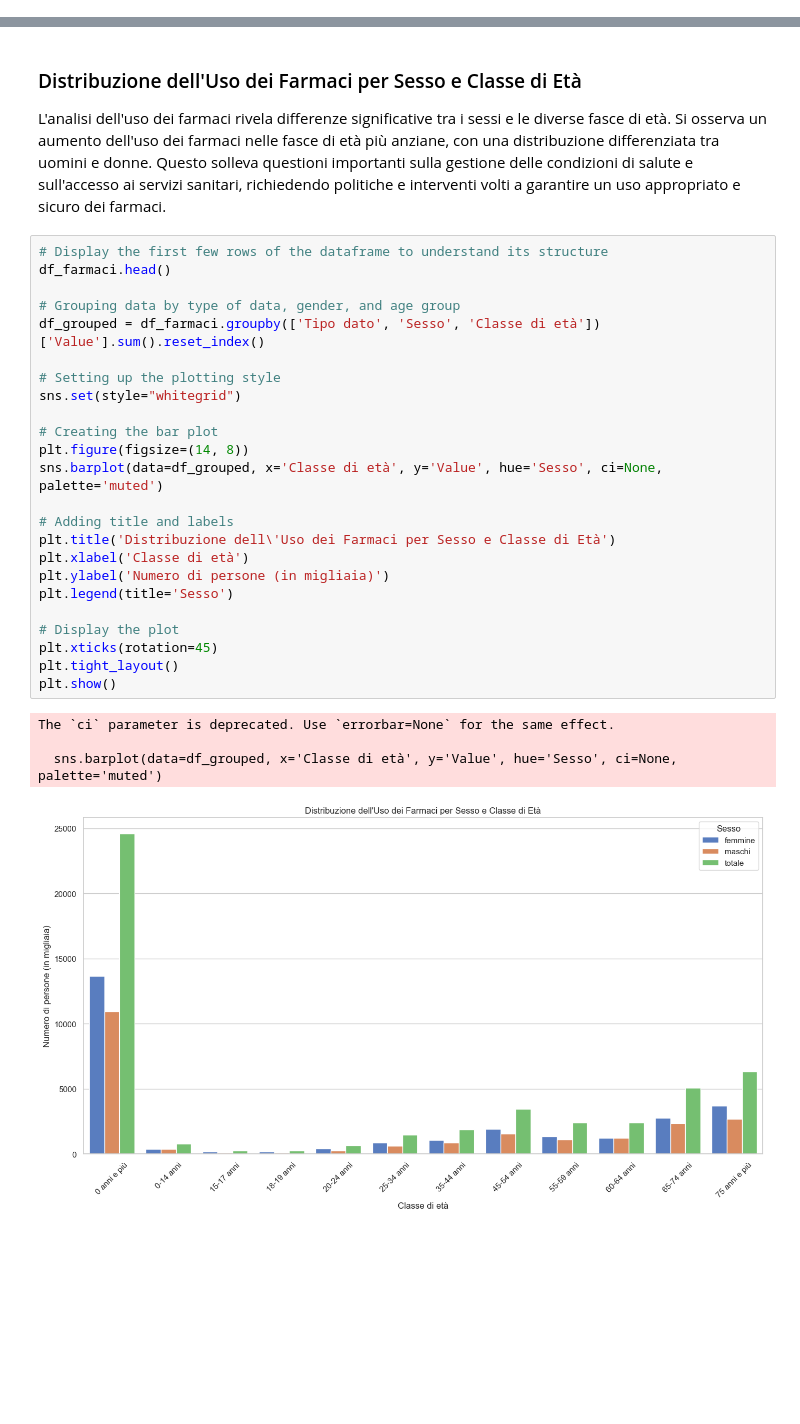
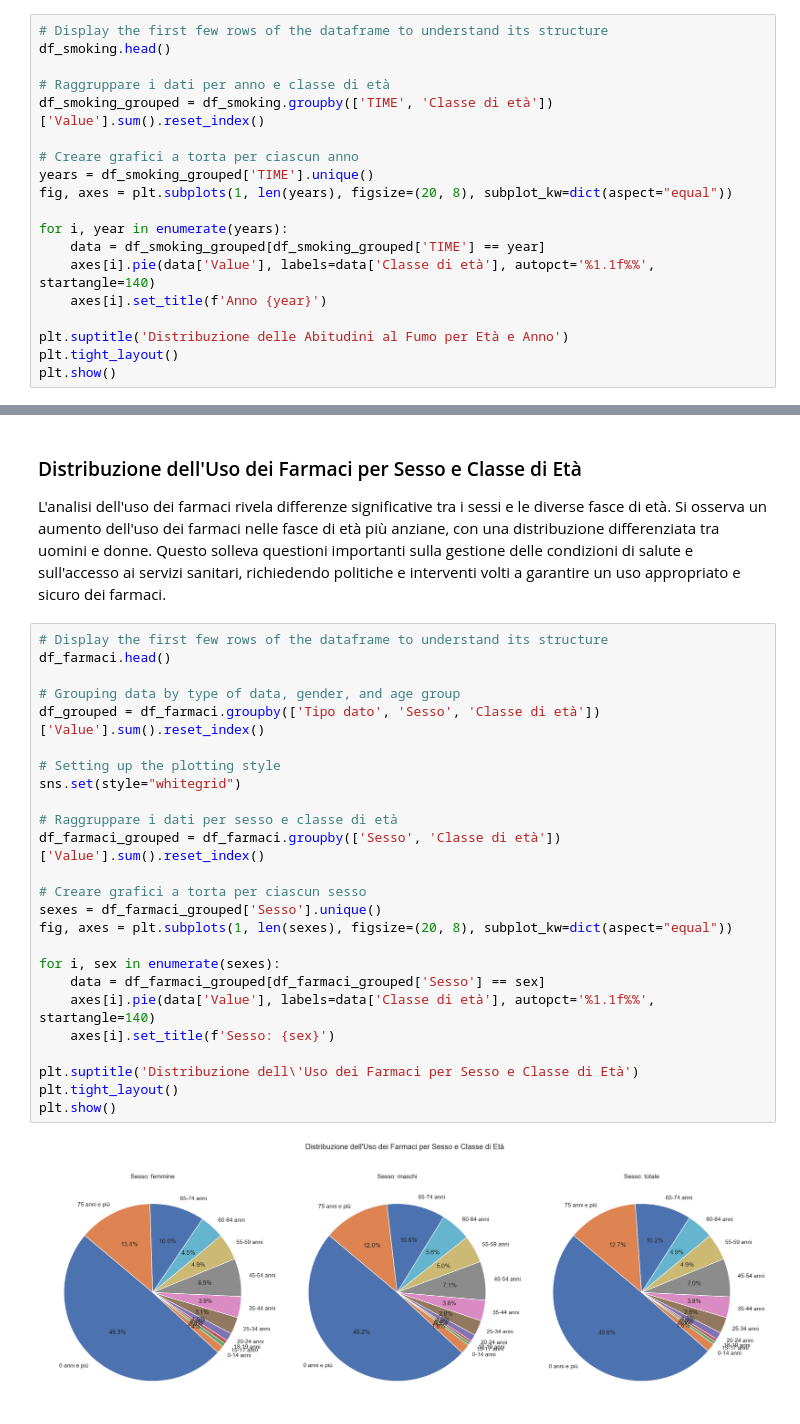
Before and after one commit to Umberto194/analisi-salute-alimentazione-2024, a Jupyter notebook: analisys.ipynb, the cells around one changed output, grey strips where cells are left out. Saved outputs shown, nothing was run; the diff lists cells and outputs as text; blank space fills up the shorter version.

Commit message:
fix graphic

```diff
--- a/analisys.ipynb
+++ b/analisys.ipynb
@@ -61,0 +32,19 @@ The `ci` parameter is deprecated. Use `errorbar=None` for the same effect.
+# %%
+# Display the first few rows of the dataframe to understand its structure
+df_smoking.head()
+
+# Raggruppare i dati per anno e classe di età
+df_smoking_grouped = df_smoking.groupby(['TIME', 'Classe di età'])['Value'].sum().reset_index()
+
+# Creare grafici a torta per ciascun anno
+years = df_smoking_grouped['TIME'].unique()
+fig, axes = plt.subplots(1, len(years), figsize=(20, 8), subplot_kw=dict(aspect="equal"))
+
+for i, year in enumerate(years):
+    data = df_smoking_grouped[df_smoking_grouped['TIME'] == year]
+    axes[i].pie(data['Value'], labels=data['Classe di età'], autopct='%1.1f%%', startangle=140)
+    axes[i].set_title(f'Anno {year}')
+
+plt.suptitle('Distribuzione delle Abitudini al Fumo per Età e Anno')
+plt.tight_layout()
+plt.show()
@@ -193,29 +178,27 @@ L'analisi dell'uso dei farmaci rivela differenze significative tra i sessi e le
 # %%
 # Display the first few rows of the dataframe to understand its structure
 df_farmaci.head()
 
 # Grouping data by type of data, gender, and age group
 df_grouped = df_farmaci.groupby(['Tipo dato', 'Sesso', 'Classe di età'])['Value'].sum().reset_index()
 
 # Setting up the plotting style
 sns.set(style="whitegrid")
 
-# Creating the bar plot
-plt.figure(figsize=(14, 8))
-sns.barplot(data=df_grouped, x='Classe di età', y='Value', hue='Sesso', ci=None, palette='muted')
+# Raggruppare i dati per sesso e classe di età
+df_farmaci_grouped = df_farmaci.groupby(['Sesso', 'Classe di età'])['Value'].sum().reset_index()
 
-# Adding title and labels
-plt.title('Distribuzione dell\'Uso dei Farmaci per Sesso e Classe di Età')
-plt.xlabel('Classe di età')
-plt.ylabel('Numero di persone (in migliaia)')
-plt.legend(title='Sesso')
+# Creare grafici a torta per ciascun sesso
+sexes = df_farmaci_grouped['Sesso'].unique()
+fig, axes = plt.subplots(1, len(sexes), figsize=(20, 8), subplot_kw=dict(aspect="equal"))
 
-# Display the plot
-plt.xticks(rotation=45)
+for i, sex in enumerate(sexes):
+    data = df_farmaci_grouped[df_farmaci_grouped['Sesso'] == sex]
+    axes[i].pie(data['Value'], labels=data['Classe di età'], autopct='%1.1f%%', startangle=140)
+    axes[i].set_title(f'Sesso: {sex}')
+
+plt.suptitle('Distribuzione dell\'Uso dei Farmaci per Sesso e Classe di Età')
 plt.tight_layout()
 plt.show()
 # %% [output]
-The `ci` parameter is deprecated. Use `errorbar=None` for the same effect.
-
-  sns.barplot(data=df_grouped, x='Classe di età', y='Value', hue='Sesso', ci=None, palette='muted')
-[figure, old version]
+[figure, new version]
```
Also changed, not shown: parts of 10 cells of this notebook.
